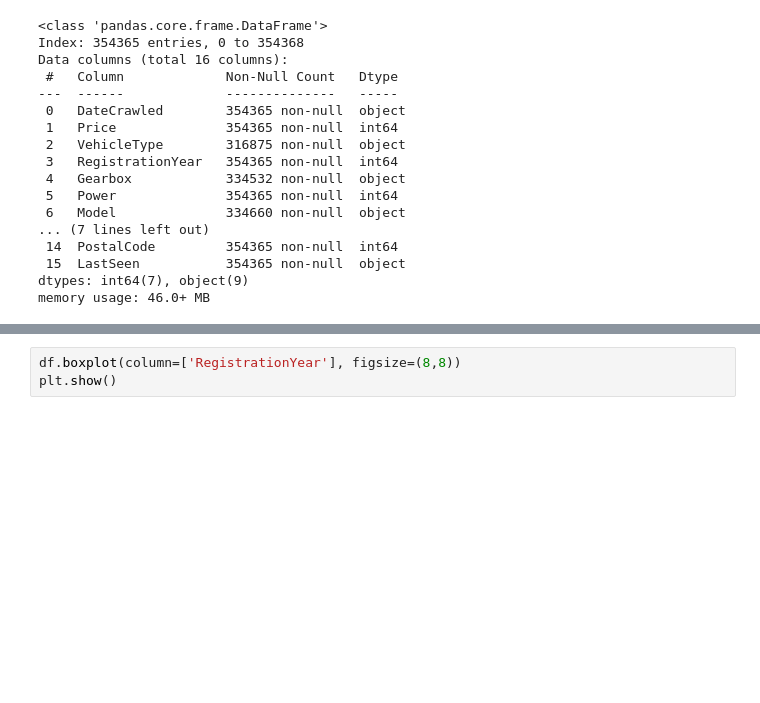
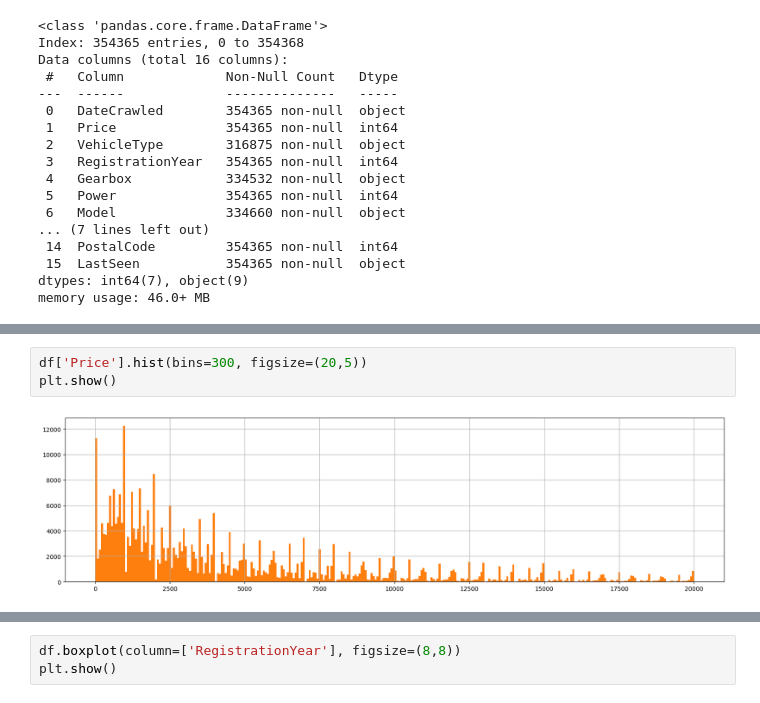
Before and after one commit to elenasobolevamsc/Car_Price_Prediction, a Jupyter notebook: Car_Price_Prediction.ipynb, the cells around one changed output, grey strips where cells are left out. Drawn from its saved outputs; the diff is of its cells as text; blank space fills up the shorter version.

```diff
--- a/Car_Price_Prediction.ipynb
+++ b/Car_Price_Prediction.ipynb
@@ -163,0 +170,5 @@ df.describe(include='all')
+# %%
+df['Price'].hist(bins=300, figsize=(20,5))
+plt.show()
+# %% [output]
+[figure, added]
```
Also changed, not shown: parts of 17 cells of this notebook, 4 other files.
